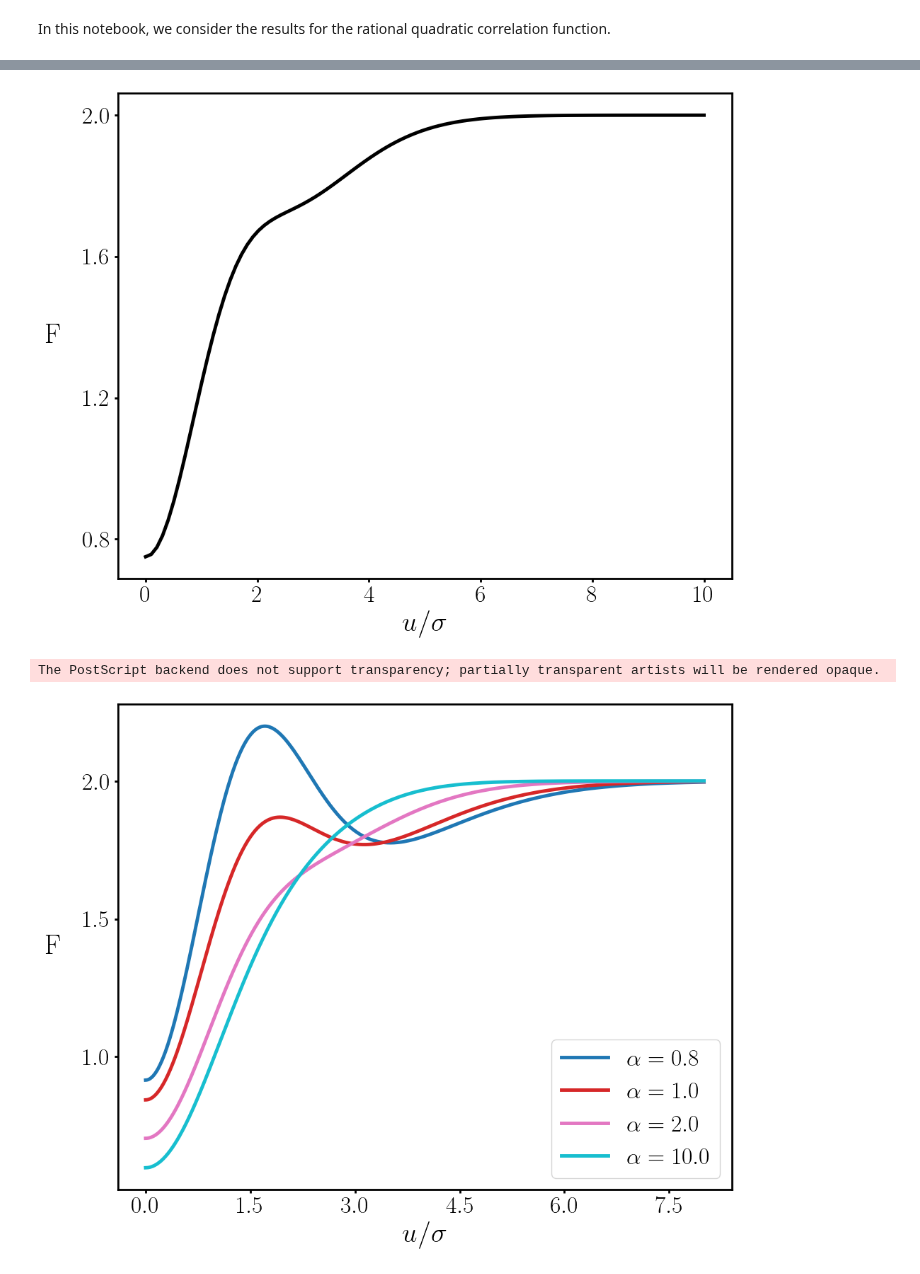
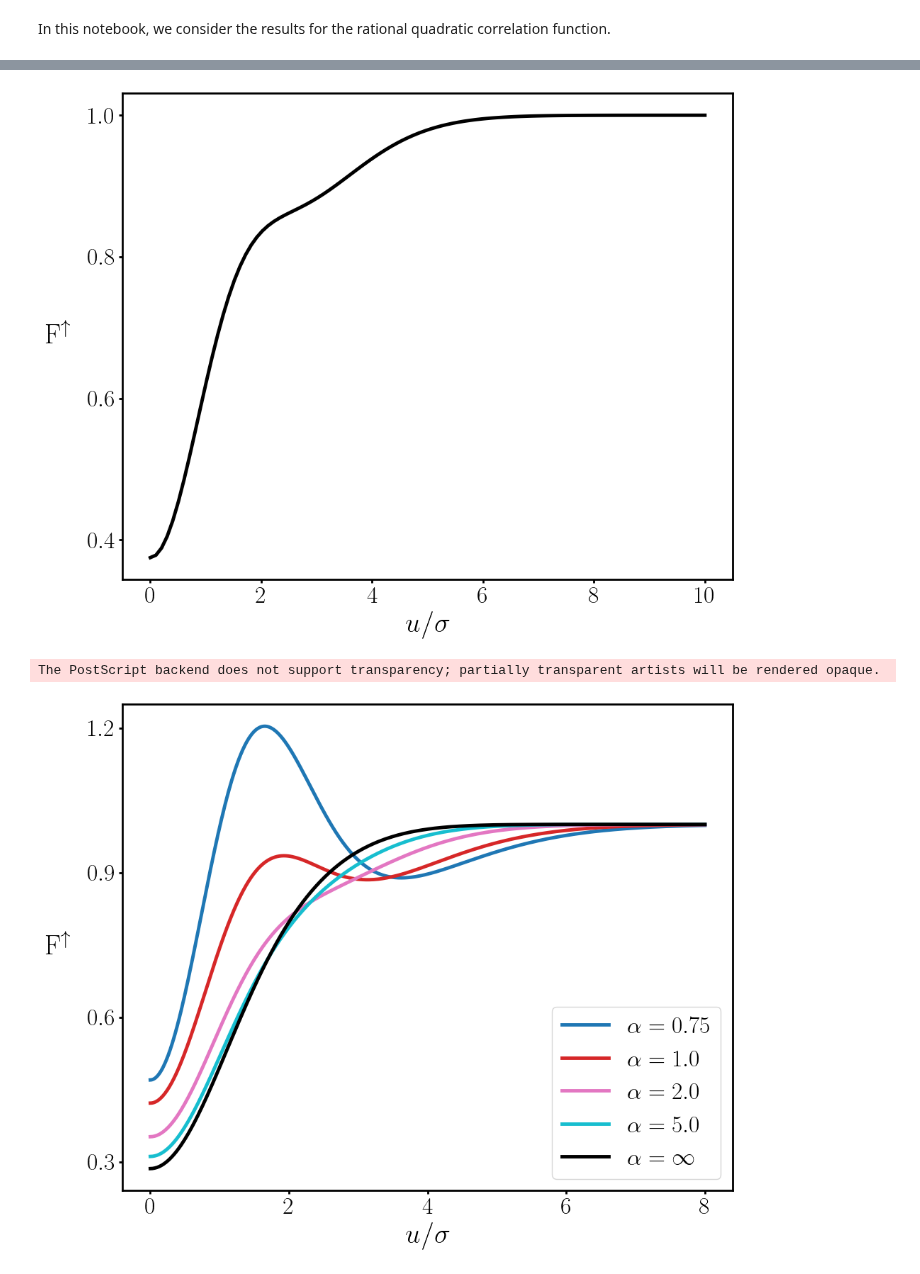
Before and after one commit to shivangrawat/gaussian-crossings, a Jupyter notebook: examples/rational_quadratic/rational_quadratic.ipynb, the cells around one changed output, grey strips where cells are left out. Drawn from its saved outputs; the diff is of its cells as text; code cells hidden in the pictures.

Commit message:
added squared_Exp to rational quadratic code

```diff
--- a/examples/rational_quadratic/rational_quadratic.ipynb
+++ b/examples/rational_quadratic/rational_quadratic.ipynb
@@ -23,9 +23,9 @@ plt.rcParams.update({
     "text.latex.preamble": r"\usepackage{amsfonts}"
 })
 # %%
-# crossing_type = "upcrossing"
+crossing_type = "upcrossing"
 # crossing_type = "downcrossing"
-crossing_type = "crossing"
+# crossing_type = "crossing"
 ModelClass = formula.GaussianUpCrossingsDimless
 
 mean_rate_method = f"{crossing_type}_mean_rate"
@@ -49,10 +49,10 @@ T = 100.0    # Total simulation time (e.g., 10 time units)
 alpha = 3/2  # Shape parameter controlling the relative weighting of different scales
 sigma = 1.0 # Standard deviation (amplitude) of the process
 # %%
-num_points_taus = 250
+num_points_taus = 20
 taus = torch.linspace(0.01, 1.0, num_points_taus)
 
-num_points_psi = 250
+num_points_psi = 20
 psi = torch.linspace(0.0, 3.0, num_points_psi)
 
 mean_rates = torch.zeros(num_points_taus, num_points_psi)
@@ -305,27 +304,27 @@ folder_loc = f'../../figures/rational_quadratic/'
 os.makedirs(folder_loc, exist_ok=True)
 file_name = f'fano_factor_{crossing_type}_psi'
 file_save_path = os.path.join(folder_loc, file_name)
-plt.savefig(f'{file_save_path}.png', bbox_inches='tight', dpi=300)
-plt.savefig(f'{file_save_path}.svg', format='svg', bbox_inches='tight', dpi=300)
-plt.savefig(f'{file_save_path}.eps', format='eps', bbox_inches='tight', dpi=300)
+# plt.savefig(f'{file_save_path}.png', bbox_inches='tight', dpi=300)
+# plt.savefig(f'{file_save_path}.svg', format='svg', bbox_inches='tight', dpi=300)
+# plt.savefig(f'{file_save_path}.eps', format='eps', bbox_inches='tight', dpi=300)
 
 plt.show()
 # %% [output]
-[figure, old version]
+[figure, new version]
 # %%
 # fano factor vs psi for different alpha values
 
 # Define the range for psi and the different alpha values
 psi = torch.linspace(0.0, 8.0, 500)
-alpha_values = [0.8, 1.0, 2.0, 10.0]  # You can specify any number of alpha values
+alpha_values = [0.75, 1.0, 2.0, 5.0, np.inf]  # You can specify any number of alpha values
 
 # Create a discrete colormap using viridis
 cmap = plt.get_cmap("tab10")
-colors = cmap(np.linspace(0, 1, len(alpha_values)))
+colors = cmap(np.linspace(0, 1, len(alpha_values)-1))
 
 axis_label_fontsize = 28 # Fontsize for x and y labels & titles
 tick_label_fontsize = 24 # Fontsize for tick labels & cbar labels/ticks
-num_x_ticks = 6          # Desired number of ticks on the x-axis
+num_x_ticks = 5          # Desired number of ticks on the x-axis
 num_y_ticks = 4          # Desired number of ticks on the y-axis
 tick_line_width = 2.0    # Thickness of tick lines
 spine_line_width = 2.0   # Thickness of plot border
@@ -337,44 +336,56 @@ ax = plt.gca()
 for idx, alpha in enumerate(alpha_values):
     fano_factors = torch.zeros_like(psi)
     for i in range(len(psi)):
-        model = ModelClass(
-            r_func=process.r_rational_quadratic,
-            u=psi[i] * sigma,
-            tau=1.0,
-            sigma=sigma,
-            alpha=alpha
-        )
+        if alpha == np.inf:
+            model = ModelClass(
+                r_func=process.r_squared_exp,
+                u=psi[i] * sigma,
+                tau=1.0,
+                sigma=sigma
+            )
+        else:
+            model = ModelClass(
+                r_func=process.r_rational_quadratic,
+                u=psi[i] * sigma,
+                tau=1.0,
+                sigma=sigma,
+                alpha=alpha
+            )
         fano_factors[i] = getattr(model, fano_method)()
-    ax.plot(psi.numpy(), fano_factors.numpy(), linewidth=3.5,
-             color=colors[idx], label=rf'$\alpha = {alpha}$')
+    if alpha == np.inf:
+        ax.plot(psi.numpy(), fano_factors.numpy(), linewidth=3.5,
+                 color='k', label=rf'$\alpha = \infty$')
+    else:
+        ax.plot(psi.numpy(), fano_factors.numpy(), linewidth=3.5,
+                 color=colors[idx], label=rf'$\alpha = {alpha}$')
 
 ax.set_xlabel(r'$u/\sigma$', fontsize=axis_label_fontsize) # Apply new font size
 ax.set_ylabel(fano_label, fontsize=axis_label_fontsize, rotation=0, va='center', labelpad=30) # Apply new font size and rotation
 
 ax.legend(fontsize=legend_fontsize, loc='best')
 
 # Apply new tick locator, label size, and line width settings
 ax.xaxis.set_major_locator(plt.MaxNLocator(num_x_ticks)) # REPLACE original MaxNLocator call
 ax.yaxis.set_major_locator(plt.MaxNLocator(num_y_ticks)) # REPLACE original MaxNLocator call
 ax.tick_params(axis='both', which='major', labelsize=tick_label_fontsize, width=tick_line_width) # Apply new size and width
 
 # Apply new spine width settings
 ax.spines['top'].set_linewidth(spine_line_width)
 ax.spines['right'].set_linewidth(spine_line_width)
 ax.spines['bottom'].set_linewidth(spine_line_width)
 ax.spines['left'].set_linewidth(spine_line_width)
 
 #save the figure
 plt.tight_layout()
 folder_loc = f'../../figures/rational_quadratic/'
 os.makedirs(folder_loc, exist_ok=True)
 file_name = f'fano_factor_{crossing_type}_psi_alpha'
 file_save_path = os.path.join(folder_loc, file_name)
 plt.savefig(f'{file_save_path}.png', bbox_inches='tight', dpi=300)
 plt.savefig(f'{file_save_path}.svg', format='svg', bbox_inches='tight', dpi=300)
 plt.savefig(f'{file_save_path}.eps', format='eps', bbox_inches='tight', dpi=300)
 
 plt.show()
 # %% [output]
 The PostScript backend does not support transparency; partially transparent artists will be rendered opaque.
-[figure, old version]
+[figure, new version]
```
Also changed, not shown: parts of 3 cells of this notebook, 1 other file.
